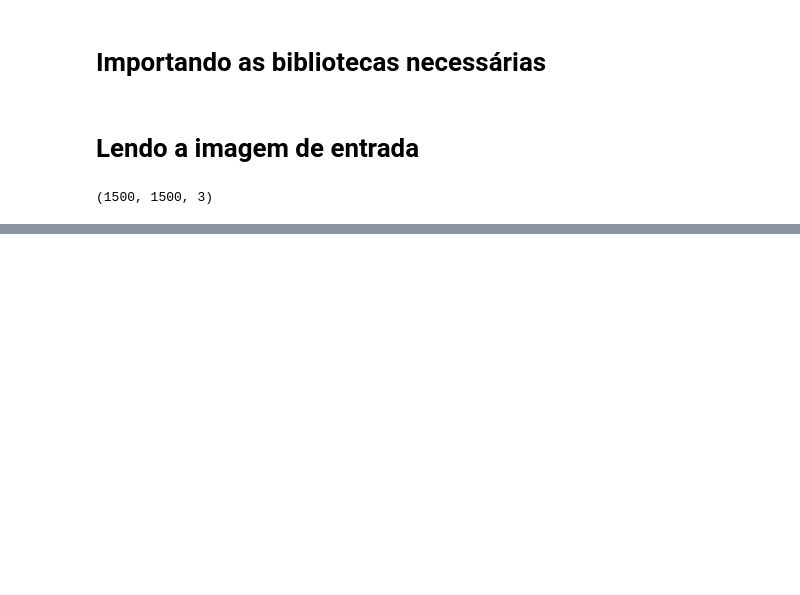
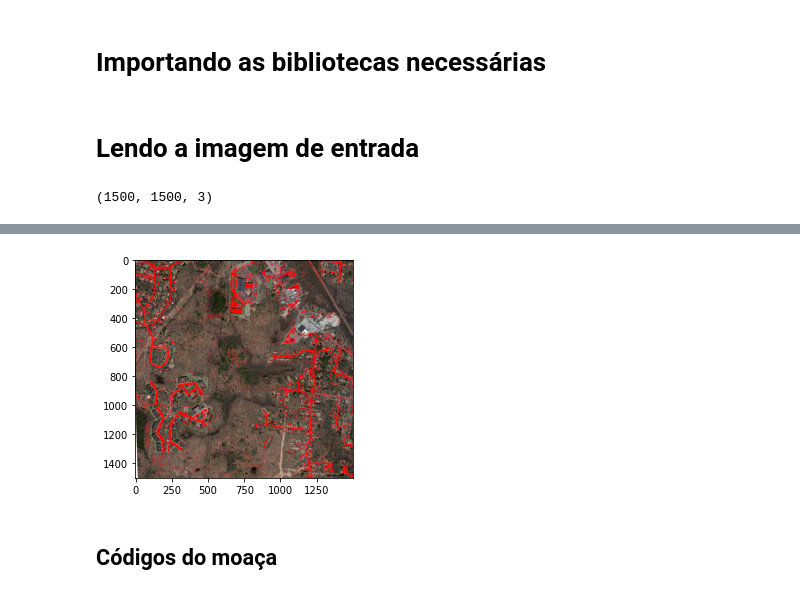
Before and after one commit to Populim/imageprocessing, a Jupyter notebook: projeto_final.ipynb, the cells around one changed output, grey strips where cells are left out. Cells and saved outputs as stored; diff of their text form; code cells hidden in the pictures; blank space fills up the shorter version.

```diff
--- a/projeto_final.ipynb
+++ b/projeto_final.ipynb
@@ -11,8 +11,14 @@ import matplotlib as mpl
 # %% [markdown]
 # Lendo a imagem de entrada
 # %%
-name1 = "img13.png"
+name1 = "img10.png"
 A = imageio.imread(name1)
 print(A.shape)
 # %% [output]
 (1500, 1500, 3)
+# %%
+def normalize(A, x):
+    a = A.min()
+    b = A.max()
+    A = ((A-a)/(b-a))*x
+    return A
@@ -66,16 +80,17 @@ print(teste_gamma)
 # %%
 valor = img_hsv[:,:,2]
-print(valor, "aqui em cima")
-print("aqui")
 
 f_tr = np.ones(teste.shape).astype(np.uint8)
 # setting to 0 the pixels below the threshold
 # f_tr = A[:,:,0]
-A[(np.where((teste_gamma > 180) & (valor < 200) & (valor > 90)))] = [255,0,0]
+
+# Adicionamos a restrição do valor V estar no intervalo [L1, L2]
+L1 = 200
+L2 = 90
+A[(np.where((teste_gamma > 180) & (valor < L1) & (valor > L2)))] = [255,0,0]
 
 plt.imshow(A)
 plt.show()
-
-
-
 plt.show()
+# %% [output]
+[figure, added]
@@ -81,0 +99,2 @@ plt.show()
+# %% [markdown]
+## Códigos do moaça
```
Also changed, not shown: parts of 13 cells of this notebook, 1 other file.
